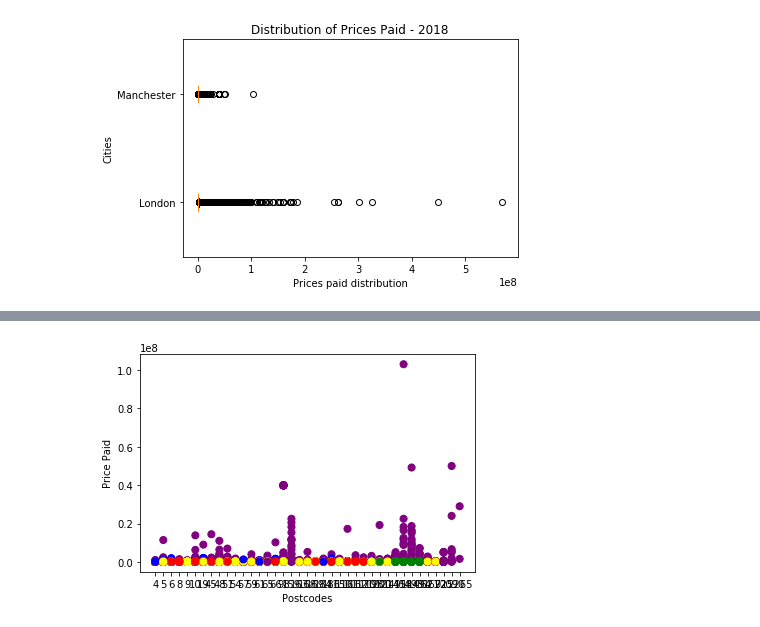
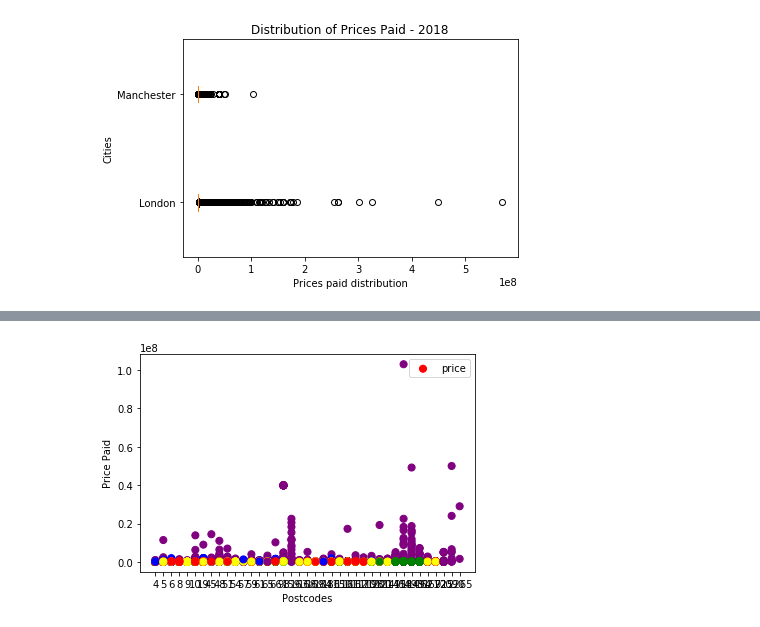
Before and after one commit to dudikbender/springboard, a Jupyter notebook: UK_prices_paid_analysis.ipynb, the cells around one changed output, grey strips where cells are left out. Saved outputs shown, nothing was run; the diff lists cells and outputs as text; code cells hidden in the pictures.

Commit message:
Added new charts and scikit code - performance issues with running chart of multiple linear regression results...

```diff
--- a/UK_prices_paid_analysis.ipynb
+++ b/UK_prices_paid_analysis.ipynb
@@ -186,31 +235,32 @@ memory usage: 31.2+ MB
 # %%
 # City for graph
 city = 'Manchester'
 
-# random number representing size
+# number representing size
 x1 = df[df['town_city'] == city.upper()].prep_postcode
 
-# generate random array of property types
+# generate array of property types
 x2 = df[df['town_city'] == city.upper()].property_type
 
-# random number representing price
+# number representing price
 y = df[df['town_city'] == city.upper()].price
 
 # create mapping from property type to matplot colour
 property_type_colour_map = {'D' : 'blue',
                             'S' : 'red',
                             'T' : 'yellow',
                             'F' : 'green',
                             'O' : 'purple'}
 
 # create array of colours from list comprehension
 colour_array = [property_type_colour_map[i] for i in x2]
 
 plt.scatter(x1, y, c=colour_array, s=50)
 plt.xticks()
 plt.yticks()
 plt.xlabel('Postcodes')
 plt.ylabel('Price Paid')
+plt.legend()
 plt.show()
 # %% [output]
-[figure, old version]
+[figure, new version]
```
Also changed, not shown: parts of 16 cells of this notebook.
